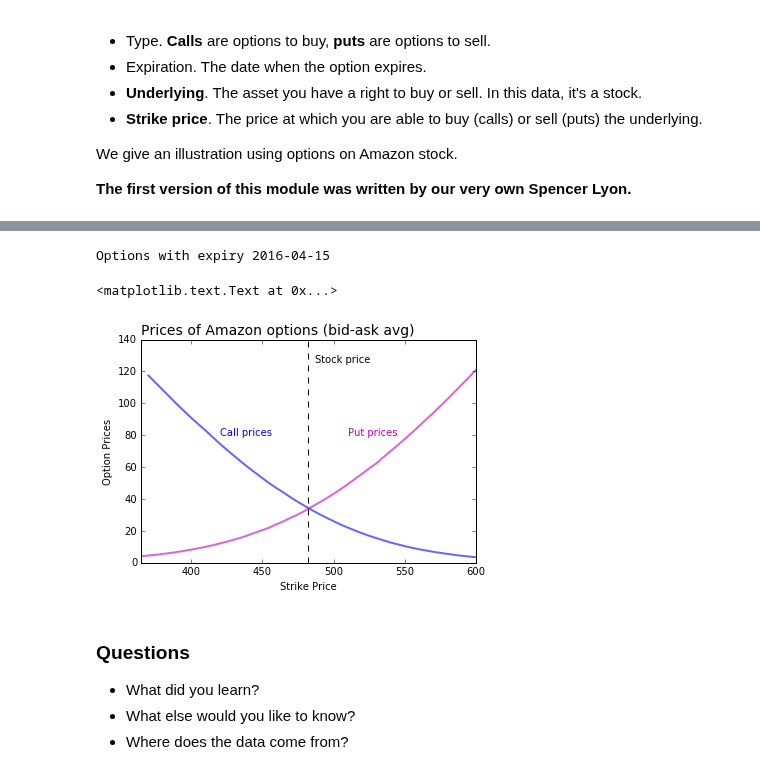
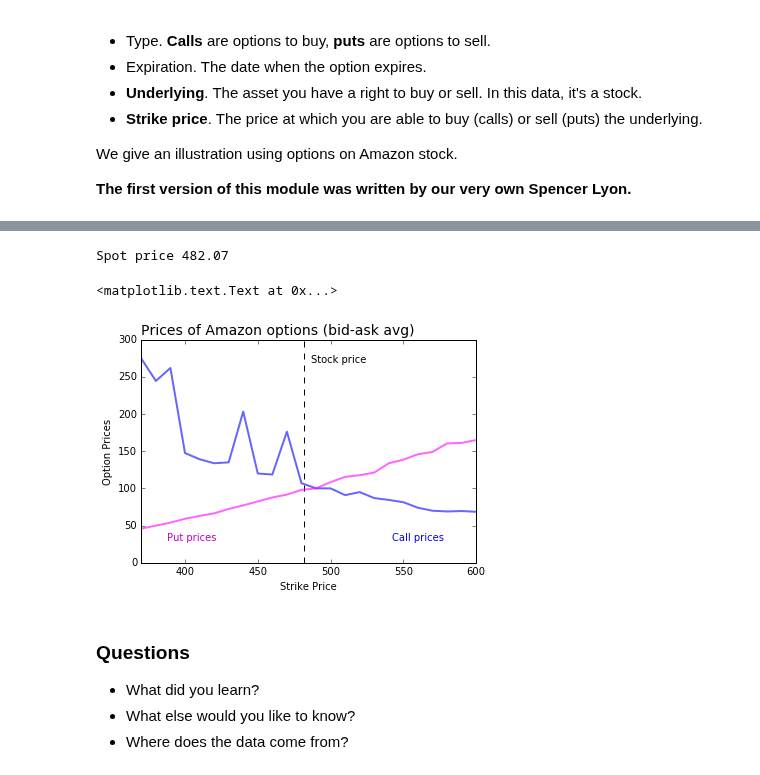
Before and after one commit to DaveBackus/Data_Bootcamp, a Jupyter notebook: Code/IPython/bootcamp_examples.ipynb, the cells around one changed output, grey strips where cells are left out. Cells and saved outputs as stored; diff of their text form; code cells hidden in the pictures.

```diff
--- a/Code/IPython/bootcamp_examples.ipynb
+++ b/Code/IPython/bootcamp_examples.ipynb
@@ -474,53 +501,38 @@ We give an illustration using options on Amazon stock.
 # %%
-import pandas_datareader.yahoo.options as yho
-
-"""
-supply ticker, get option prices
-"""
-ticker = 'amzn'
-otk = yho.Options(ticker)
-exp = otk.expiry_dates     # get expiration dates
-
-# get option prices
-cols = [0, 1, 2, 7]
-print('Options with expiry', exp[7])
-calls = otk.get_call_data(expiry=exp[7])[cols]
-puts  = otk.get_put_data(expiry=exp[7])[cols]
-
 # drop extra index levels
 calls = calls.reset_index(level=[1,2,3], drop=True)
 puts  = puts.reset_index(level=[1,2,3], drop=True)
 
 # cut off extremes
 spot = otk.underlying_price
-calls  = calls[(calls.index >= 0.75*spot) & (calls.index <= 1.25*spot)]
-puts  = puts[(puts.index >= 0.75*spot) & (puts.index <= 1.25*spot)]
+print('Spot price', spot)
+delta = 0.25
+calls  = calls[(calls.index >= (1-delta)*spot) & (calls.index <= (1+delta)*spot)]
+puts  = puts[(puts.index >= (1-delta)*spot) & (puts.index <= (1+delta)*spot)]
 
 # compute avg of bid and ask
 calls['Mid'] = (calls['Bid'] + calls['Ask'])/2
 puts['Mid']  = (puts['Bid'] + puts['Ask'])/2
 # %% [output]
-Options with expiry 2016-04-15
+Spot price 482.07
 # %%
-"""
-plot put and call prices
-* bid-ask mid
-* last
-* implied vols
-"""
-ax = calls['Mid'].plot(lw=2, color='blue', alpha=0.6)
-puts['Mid'].plot(lw=2, color='m', alpha=0.6)
+# plot put and call prices
+which = 'Last'
+
+fig, ax = plt.subplots()
+calls[which].plot(lw=2, color='blue', alpha=0.6, ax=ax)
+puts[which].plot(lw=2, color='magenta', alpha=0.6, ax=ax)
 ymin, ymax = ax.get_ylim()
 ax.set_title('Prices of Amazon options (bid-ask avg)', fontsize=14, loc='left')
 ax.set_ylabel('Option Prices')
 ax.set_xlabel('Strike Price')
 ax.vlines(x=spot, ymin=ymin, ymax=ymax, linestyle='dashed')
 ax.text(1.01*spot, 0.9*ymax, 'Stock price', horizontalalignment='left')
-ax.text(545, 80, 'Put prices', horizontalalignment='right', color='m')
-ax.text(420, 80, 'Call prices', horizontalalignment='left', color='b')
+ax.text(0.875*spot, 0.1*ymax, 'Put prices', horizontalalignment='right', color='m')
+ax.text(1.125*spot, 0.1*ymax, 'Call prices', horizontalalignment='left', color='b')
 # %% [output]
 <matplotlib.text.Text at 0x...>
-[figure, old version]
+[figure, new version]
 # %% [markdown]
 ### Questions
 
```
Also changed, not shown: parts of 2 cells of this notebook, 20 other files.
